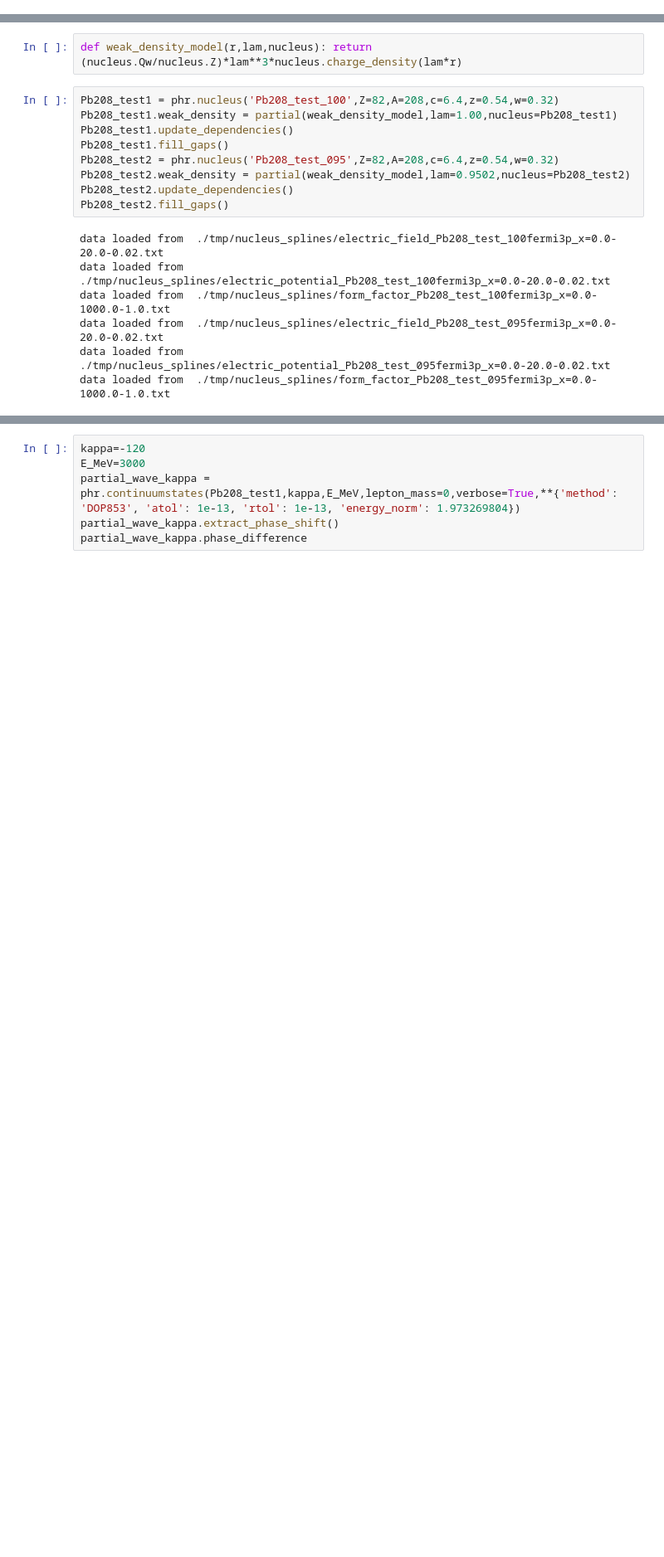
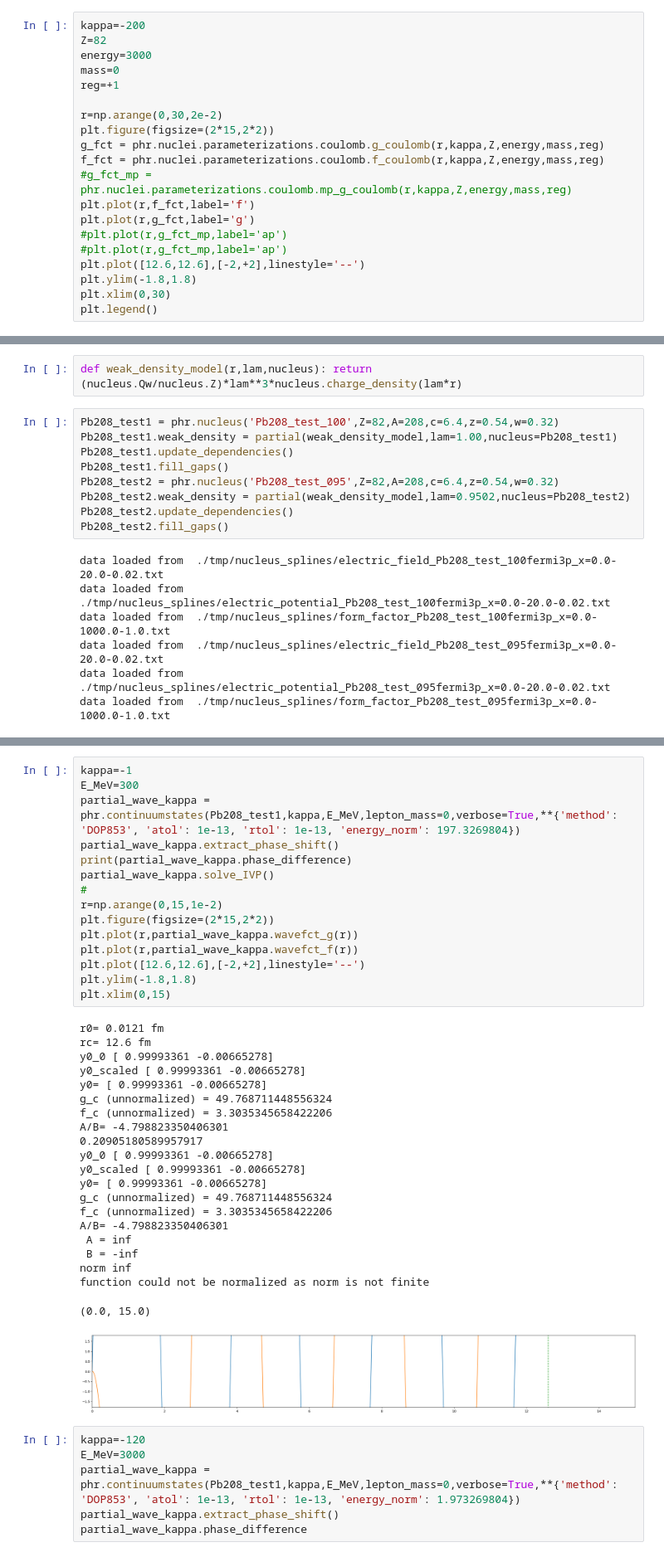
Before and after one commit to Partynumbers42/phasr, a Jupyter notebook: AsymmetryTest.ipynb, the cells around one changed output, grey strips where cells are left out. Shown at 83% size. Cells and saved outputs as stored; diff of their text form; blank space fills up the shorter version.

```diff
--- a/AsymmetryTest.ipynb
+++ b/AsymmetryTest.ipynb
@@ -16,3 +16,23 @@ phr.__version__
 '0.3.1.dev0+gea06a1e.d20250207'
 # %% [markdown]
 # High partial waves
+# %%
+kappa=-200
+Z=82
+energy=3000
+mass=0
+reg=+1
+
+r=np.arange(0,30,2e-2)
+plt.figure(figsize=(2*15,2*2))
+g_fct = phr.nuclei.parameterizations.coulomb.g_coulomb(r,kappa,Z,energy,mass,reg)
+f_fct = phr.nuclei.parameterizations.coulomb.f_coulomb(r,kappa,Z,energy,mass,reg)
+#g_fct_mp = phr.nuclei.parameterizations.coulomb.mp_g_coulomb(r,kappa,Z,energy,mass,reg)
+plt.plot(r,f_fct,label='f')
+plt.plot(r,g_fct,label='g')
+#plt.plot(r,g_fct_mp,label='ap')
+#plt.plot(r,g_fct_mp,label='ap')
+plt.plot([12.6,12.6],[-2,+2],linestyle='--')
+plt.ylim(-1.8,1.8)
+plt.xlim(0,30)
+plt.legend()
@@ -86,3 +113,40 @@ A/B= 14.036788271791272
+# %%
+kappa=-1
+E_MeV=300
+partial_wave_kappa = phr.continuumstates(Pb208_test1,kappa,E_MeV,lepton_mass=0,verbose=True,**{'method': 'DOP853', 'atol': 1e-13, 'rtol': 1e-13, 'energy_norm': 197.3269804})
+partial_wave_kappa.extract_phase_shift()
+print(partial_wave_kappa.phase_difference)
+partial_wave_kappa.solve_IVP()
+#
+r=np.arange(0,15,1e-2)
+plt.figure(figsize=(2*15,2*2))
+plt.plot(r,partial_wave_kappa.wavefct_g(r))
+plt.plot(r,partial_wave_kappa.wavefct_f(r))
+plt.plot([12.6,12.6],[-2,+2],linestyle='--')
+plt.ylim(-1.8,1.8)
+plt.xlim(0,15)
+# %% [output]
+r0= 0.0121 fm
+rc= 12.6 fm
+y0_0 [ 0.99993361 -0.00665278]
+y0_scaled [ 0.99993361 -0.00665278]
+y0= [ 0.99993361 -0.00665278]
+g_c (unnormalized) = 49.768711448556324
+f_c (unnormalized) = 3.3035345658422206
+A/B= -4.798823350406301
+0.20905180589957917
+y0_0 [ 0.99993361 -0.00665278]
+y0_scaled [ 0.99993361 -0.00665278]
+y0= [ 0.99993361 -0.00665278]
+g_c (unnormalized) = 49.768711448556324
+f_c (unnormalized) = 3.3035345658422206
+A/B= -4.798823350406301
+ A = inf
+ B = -inf
+norm inf
+function could not be normalized as norm is not finite
+(0.0, 15.0)
+[figure, added]
 # %%
 kappa=-120
 E_MeV=3000
```
Also changed, not shown: parts of 7 cells of this notebook, 3 other files.
